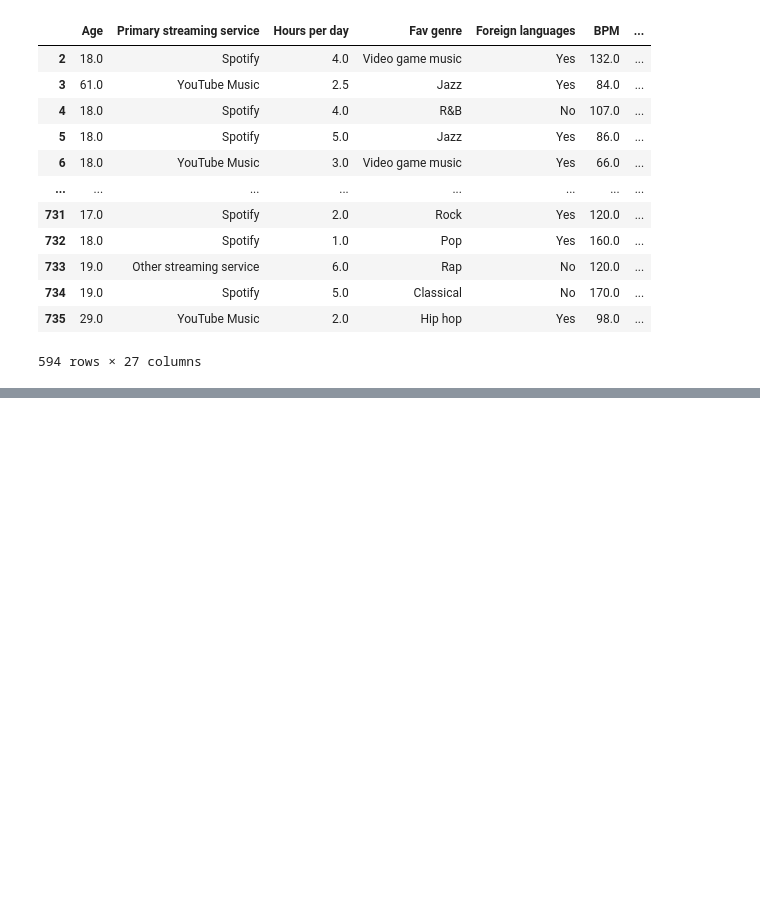
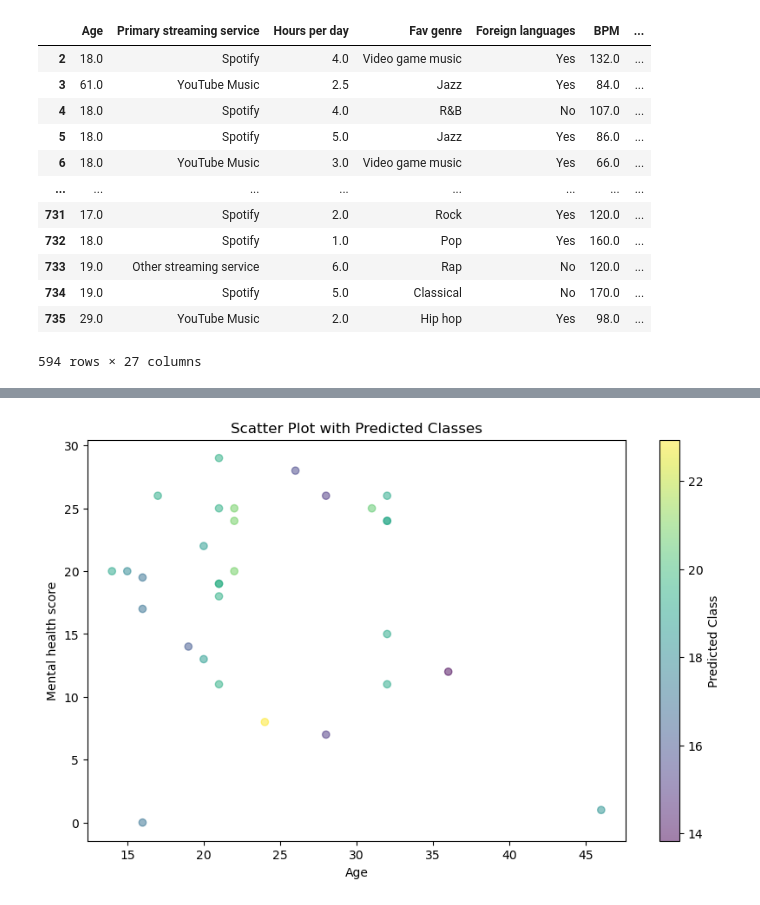
Before and after one commit to ElliceNels/B3EPIC, a Jupyter notebook: Data_Science_Workflow.ipynb, the cells around one changed output, grey strips where cells are left out. Cells and saved outputs as stored; diff of their text form; code cells hidden in the pictures; blank space fills up the shorter version.

Commit message:
Random forest beginning

```diff
--- a/Data_Science_Workflow.ipynb
+++ b/Data_Science_Workflow.ipynb
@@ -190,0 +247,26 @@ dataset_hot = pd.get_dummies(dataset) dataset_hot
+# %%
+import matplotlib.pyplot as plt
+import numpy as np
+import pandas as pd
+from sklearn.model_selection import train_test_split
+from sklearn.ensemble import RandomForestRegressor
+from sklearn.metrics import accuracy_score
+
+# Assuming Rock_Listeners is your DataFrame
+# Load data from your DataFrame (replace 'Age' and 'Mental health score' with the actual column names)
+X = Rock_Listeners[['Age']]
+# X2 = Rock_Listeners[['Hours per day']]
+
+# X = np.concatenate((np.ones((147,1)),X1, X2), axis=1)
+y = Rock_Listeners['Mental health score']
+
+# Split the data into training and testing sets
+X_train, X_test, y_train, y_test = train_test_split(X, y, test_size=0.2, random_state=42)
+
+# Train a Random Forest classifier
+rf_classifier = RandomForestRegressor(n_estimators=10, random_state=42)
+rf_classifier.fit(X_train, y_train)
+
+# Make predictions
+y_pred = rf_classifier.predict(X_test)
+difference = y_pred - y_test
@@ -190,0 +293,15 @@ dataset_hot = pd.get_dummies(dataset) dataset_hot
+# %%
+# Calculate accuracy (optional)
+# accuracy = accuracy_score(y_test, y_pred)
+# print(f'Accuracy: {accuracy}')
+
+# Plot scatter plot with predicted classes
+plt.figure(figsize=(10, 6))
+plt.scatter(X_test, y_test, c=y_pred, cmap='viridis', alpha=0.5)
+plt.xlabel('Age')
+plt.ylabel('Mental health score')
+plt.title('Scatter Plot with Predicted Classes')
+plt.colorbar(label='Predicted Class')
+plt.show()
+# %% [output]
+[figure, added]
```
Also changed, not shown: parts of 11 cells of this notebook.
